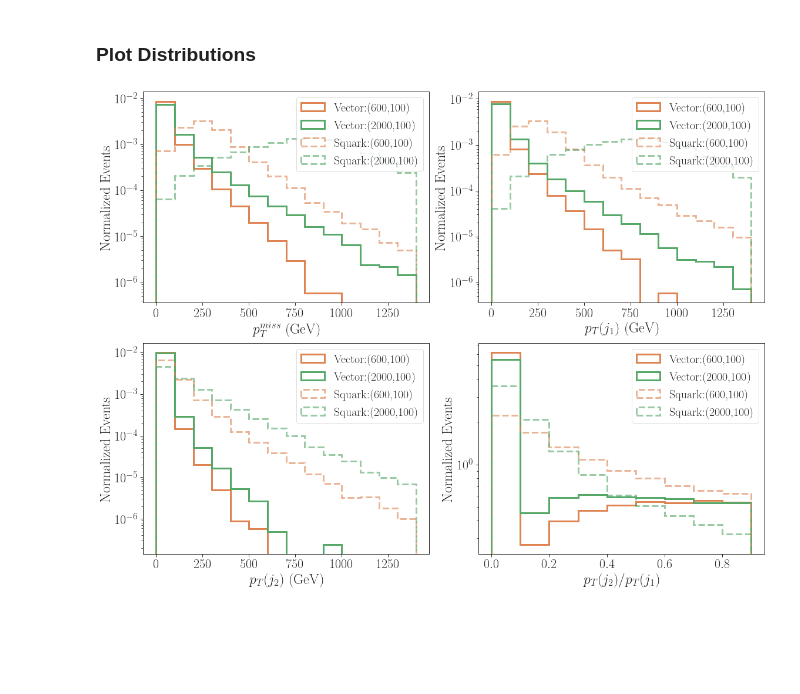
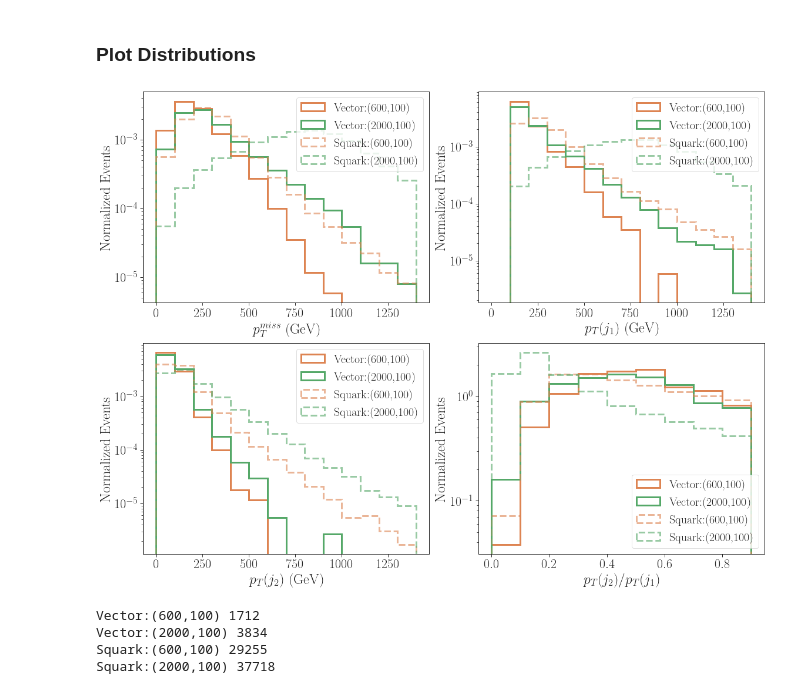
Before and after one commit to andlessa/MonoXSMS, a Jupyter notebook: notebooks/plotJetsDMsimpVsSquark.ipynb, the cells around one changed output. Drawn from its saved outputs; the diff is of its cells as text; code cells hidden in the pictures; blank space fills up the shorter version.

```diff
--- a/notebooks/plotJetsDMsimpVsSquark.ipynb
+++ b/notebooks/plotJetsDMsimpVsSquark.ipynb
@@ -112,15 +112,18 @@ for label,inputFile in inputFiles.items():
         totalweight[label] += weight
 
         missingET = tree.MissingET.At(0)
+        pj1 = 0.
+        pj2 = 0.
         if (tree.Jet.GetEntries() > 0):
-            pTj1[label] = np.append(pTj1[label],tree.Jet.At(0).PT)
-        else:
-            pTj1[label] = np.append(pTj1[label],0.0)
+            pj1 = tree.Jet.At(0).PT
+        if (tree.Jet.GetEntries() > 1):
+            pj2 = tree.Jet.At(1).PT
 
-        if (tree.Jet.GetEntries() > 1):
-            pTj2[label] = np.append(pTj2[label],tree.Jet.At(1).PT)
-        else:
-            pTj2[label] = np.append(pTj2[label],0.0)
+        if pj1 < 100. or pj2 < 50.:
+            continue
+
+        pTj1[label] = np.append(pTj1[label],pj1)
+        pTj2[label] = np.append(pTj2[label],pj2)
 
 #         genMissingET = tree.GenMissingET.At(0)  # USE REAL MISSING ET!
 
@@ -155,32 +158,44 @@ fig,axarr = plt.subplots(figsize=(16,12),nrows=2,ncols=2)
 pTratio = {label : pTj2[label]/pTj1[label] for label in pTj1}
 plots = {0: met, 1 : pTj1, 2 : pTj2, 3 : pTratio}
 plotAxes = {0: r'$p_T^{miss}$ (GeV)', 1 : r'$p_T(j_1)$ (GeV)', 2 : r'$p_T(j_2)$ (GeV)',
             3 : r'$p_T(j_2)/p_T(j_1)$'}
 plotBins = {0 : np.arange(0.,1500.,100.), 1 : np.arange(0.,1500.,100.),
            2 : np.arange(0.,1500.,100.), 3 : np.arange(0.,1.,0.1)}
 
 for iax,ax in enumerate(axarr.reshape(-1)):
     plotVar = plots[iax]
     for label,plotPts in plotVar.items():
         if 'vector' in label.lower():
             alpha = 1.0
             ls = 'solid'
         else:
             alpha = 0.6
             ls = 'dashed'
         binc,binEdges,patches = ax.hist(plotPts,bins=plotBins[iax],linestyle=ls,
                                    label=label,histtype='step',color=colors[label],
                                    weights=weights[label],linewidth=3,alpha=alpha,density=True)
 
     ax.set_yscale('log')
 #     ax.set_ylim(1e-5,3e-2)
     ax.set_xlabel(plotAxes[iax])
     ax.set_ylabel('Normalized Events')
 #     ax.set_xlim(0,1000)
 #     ax.set_title('Vector vs Pseudoscalar')
-    ax.legend(fontsize=20)
+    if iax == 3:
+        ax.legend(fontsize=20,loc='lower right')
+    else:
+        ax.legend(fontsize=20)
+
 plt.tight_layout()
 plt.savefig('dists_vector_squark.png')
 plt.show()
 # %% [output]
-[figure, old version]
+[figure, new version]
+# %%
+for label in met:
+    print(label,len(met[label]))
+# %% [output]
+Vector:(600,100) 1712
+Vector:(2000,100) 3834
+Squark:(600,100) 29255
+Squark:(2000,100) 37718
```
Also changed, not shown: 3 other files.
